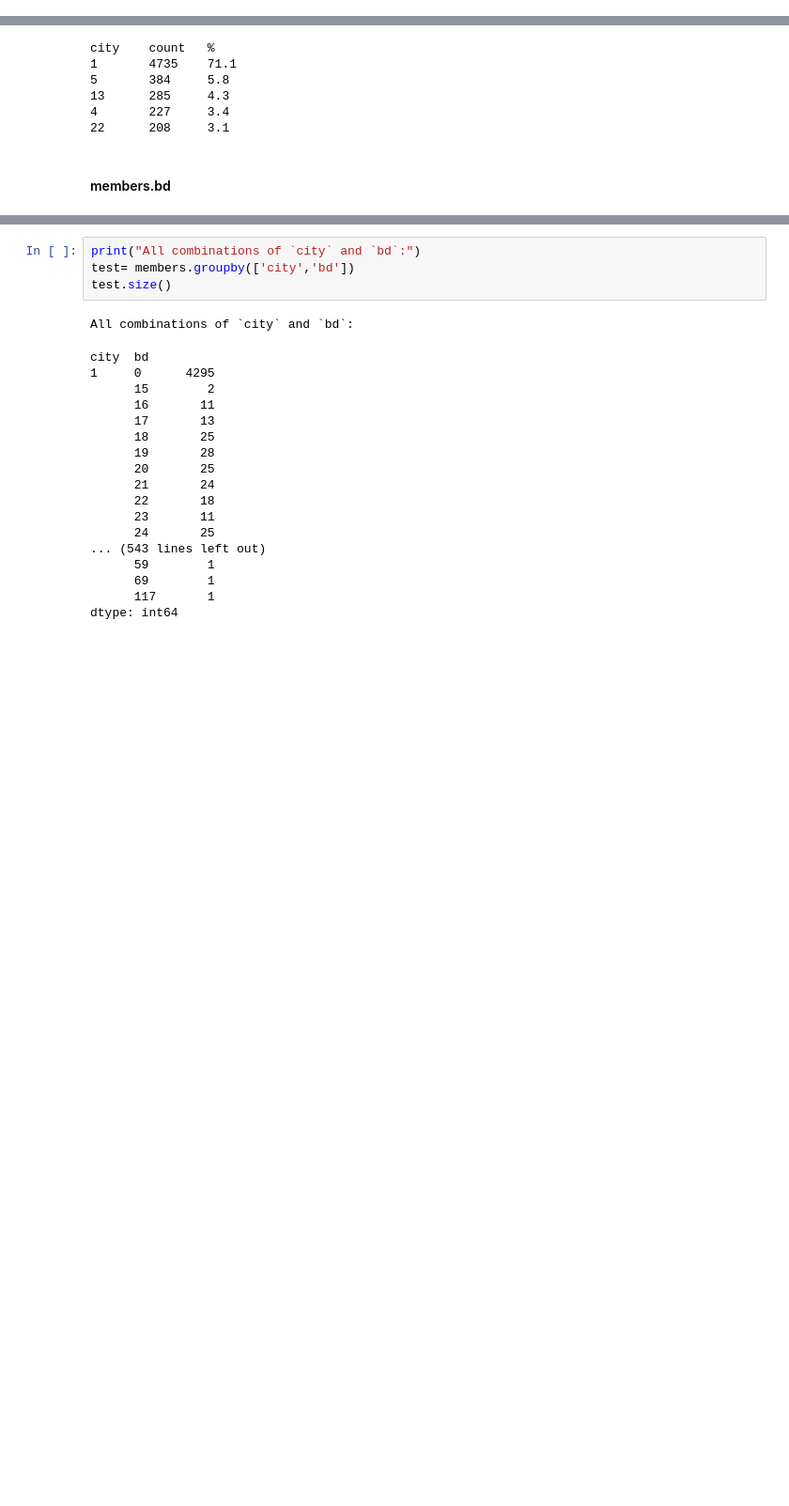
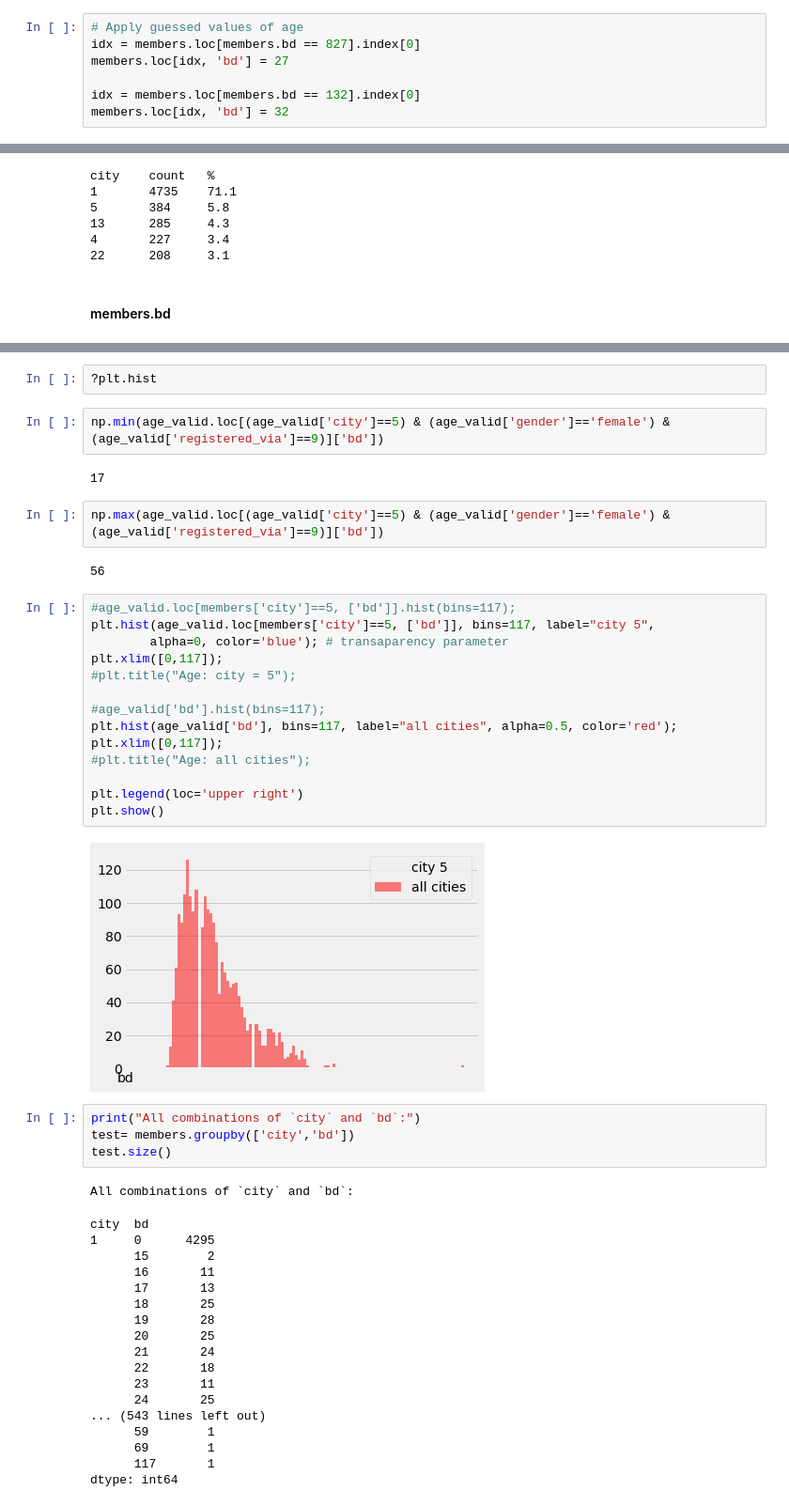
Before and after one commit to ysereda/Springboard, a Jupyter notebook: Capstone2_CustomerChurn.ipynb, the cells around one changed output, grey strips where cells are left out. Shown at 94% size. Cells and saved outputs as stored; diff of their text form; blank space fills up the shorter version.

```diff
--- a/Capstone2_CustomerChurn.ipynb
+++ b/Capstone2_CustomerChurn.ipynb
@@ -240,0 +279,7 @@ memory usage: 29.1+ MB
+# %%
+# Apply guessed values of age
+idx = members.loc[members.bd == 827].index[0]
+members.loc[idx, 'bd'] = 27
+
+idx = members.loc[members.bd == 132].index[0]
+members.loc[idx, 'bd'] = 32
@@ -357,3 +513,29 @@ members.loc[members.bd > 150] # Outlier
+# %%
+?plt.hist
+# %%
+np.min(age_valid.loc[(age_valid['city']==5) & (age_valid['gender']=='female') & (age_valid['registered_via']==9)]['bd'])
+# %% [output]
+17
+# %%
+np.max(age_valid.loc[(age_valid['city']==5) & (age_valid['gender']=='female') & (age_valid['registered_via']==9)]['bd'])
+# %% [output]
+56
+# %%
+#age_valid.loc[members['city']==5, ['bd']].hist(bins=117);
+plt.hist(age_valid.loc[members['city']==5, ['bd']], bins=117, label="city 5",
+        alpha=0, color='blue'); # transaparency parameter
+plt.xlim([0,117]);
+#plt.title("Age: city = 5");
+
+#age_valid['bd'].hist(bins=117);
+plt.hist(age_valid['bd'], bins=117, label="all cities", alpha=0.5, color='red');
+plt.xlim([0,117]);
+#plt.title("Age: all cities");
+
+plt.legend(loc='upper right')
+plt.show()
+# %% [output]
+[figure, added]
 # %%
 print("All combinations of `city` and `bd`:")
 test= members.groupby(['city','bd'])
```
Also changed, not shown: parts of 36 cells of this notebook.
